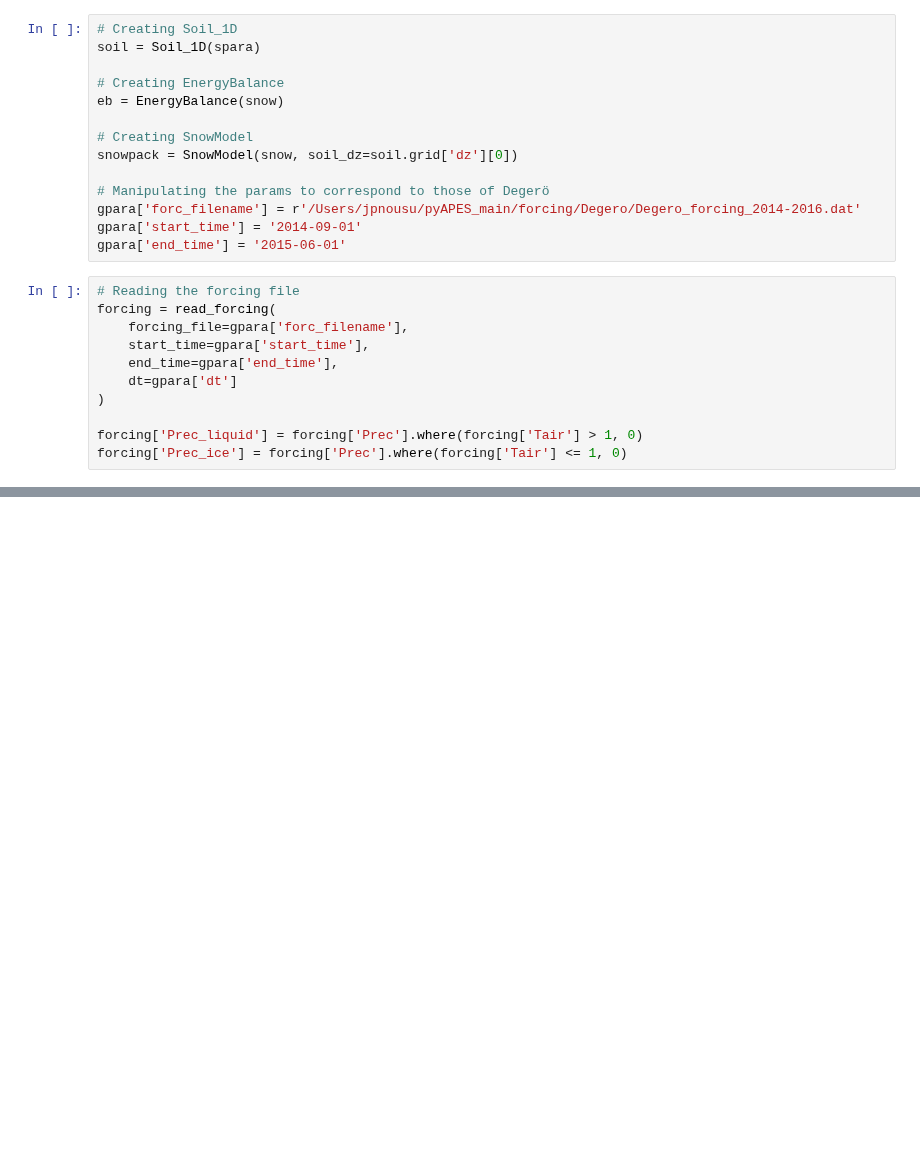
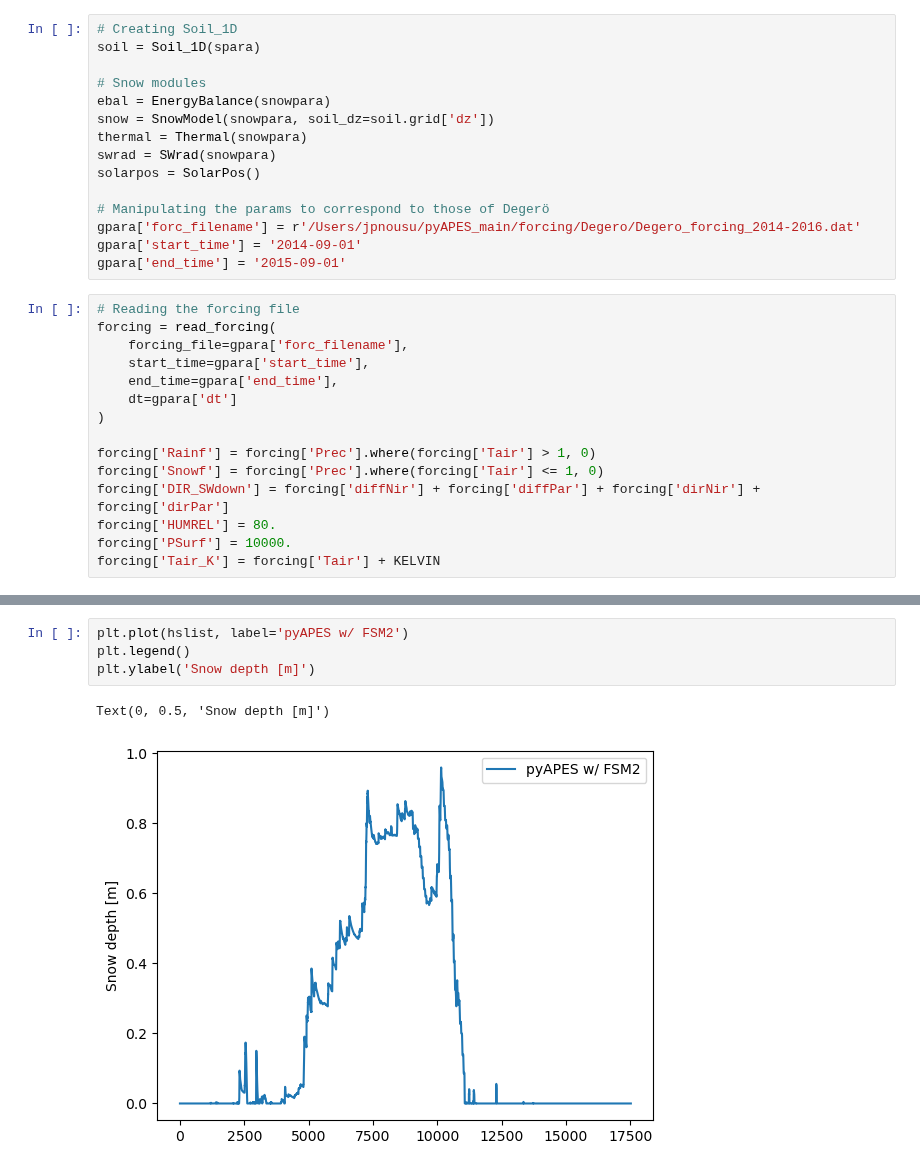
Before and after one commit to LukeEcomod/pyAPES_main, a Jupyter notebook: Examples/Demo_fsm.ipynb, the cells around one changed output, grey strips where cells are left out. Cells and saved outputs as stored; diff of their text form; blank space fills up the shorter version.

Commit message:
Coupling pyAPES.soil and FSM snow modules

```diff
--- a/Examples/Demo_fsm.ipynb
+++ b/Examples/Demo_fsm.ipynb
@@ -17,16 +22,17 @@ KELVIN = 273.15
 # Creating Soil_1D
 soil = Soil_1D(spara)
 
-# Creating EnergyBalance
-eb = EnergyBalance(snow)
-
-# Creating SnowModel
-snowpack = SnowModel(snow, soil_dz=soil.grid['dz'][0])
+# Snow modules
+ebal = EnergyBalance(snowpara)
+snow = SnowModel(snowpara, soil_dz=soil.grid['dz'])
+thermal = Thermal(snowpara)
+swrad = SWrad(snowpara)
+solarpos = SolarPos()
 
 # Manipulating the params to correspond to those of Degerö
 gpara['forc_filename'] = r'/Users/jpnousu/pyAPES_main/forcing/Degero/Degero_forcing_2014-2016.dat'
 gpara['start_time'] = '2014-09-01'
-gpara['end_time'] = '2015-06-01'
+gpara['end_time'] = '2015-09-01'
 # %%
 # Reading the forcing file
 forcing = read_forcing(
@@ -36,5 +42,9 @@ forcing = read_forcing(
     dt=gpara['dt']
 )
 
-forcing['Prec_liquid'] = forcing['Prec'].where(forcing['Tair'] > 1, 0)
-forcing['Prec_ice'] = forcing['Prec'].where(forcing['Tair'] <= 1, 0)
+forcing['Rainf'] = forcing['Prec'].where(forcing['Tair'] > 1, 0)
+forcing['Snowf'] = forcing['Prec'].where(forcing['Tair'] <= 1, 0)
+forcing['DIR_SWdown'] = forcing['diffNir'] + forcing['diffPar'] + forcing['dirNir'] + forcing['dirPar']
+forcing['HUMREL'] = 80.
+forcing['PSurf'] = 10000.
+forcing['Tair_K'] = forcing['Tair'] + KELVIN
@@ -172,0 +233,7 @@ Timestamp('2014-10-14 07:30:00')
+# %%
+plt.plot(hslist, label='pyAPES w/ FSM2')
+plt.legend()
+plt.ylabel('Snow depth [m]')
+# %% [output]
+Text(0, 0.5, 'Snow depth [m]')
+[figure, added]
```
Also changed, not shown: parts of 4 cells of this notebook, 5 other files.
